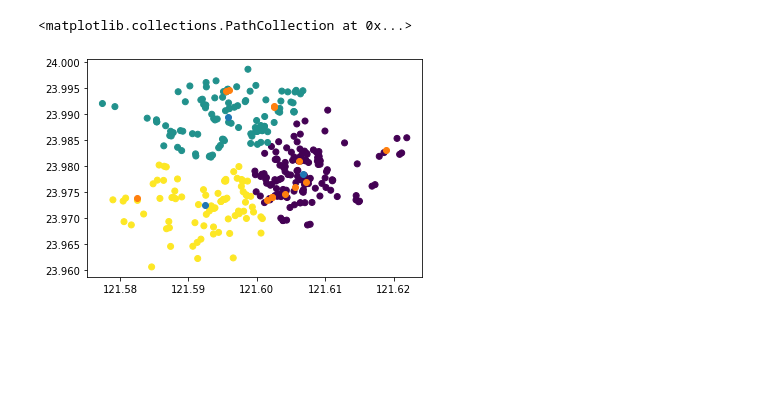
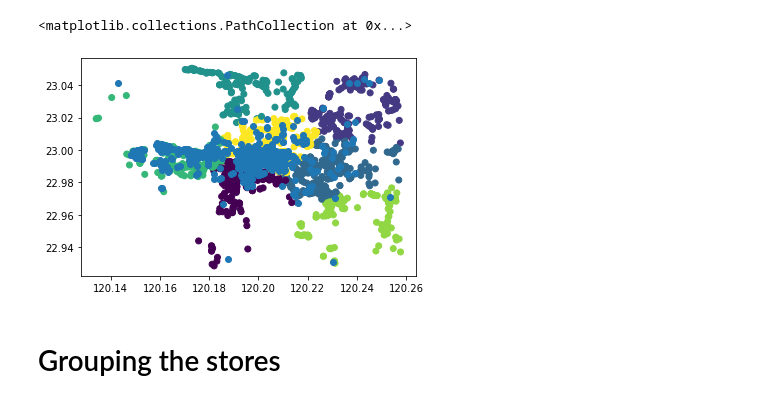
Before and after one commit to nightted/Travel-Recommend-Project, a Jupyter notebook: Googlemap_Store_Search.ipynb, the cells around one changed output. Cells and saved outputs as stored; diff of their text form; code cells hidden in the pictures; blank space fills up the shorter version.

```diff
--- a/Googlemap_Store_Search.ipynb
+++ b/Googlemap_Store_Search.ipynb
@@ -175,6 +264,12 @@ finish [25/25] parts !
 # %%
 # grab the store contain some keyword (ex: 扁食)
-def grab_keyword_store(data , keyword = ''):
+def grab_keyword_store( data , keyword = ''):
+
+  '''
+  # function : transform data to numpy
+
+  keyword : to filter keyword in store_name
+  '''
 
   x ,y , x_y , rat , name = [] , [] , [] , [] , []
   for item in data:
@@ -182,7 +277,8 @@ def grab_keyword_store(data , keyword = ''):
       x.append(item['location'][0])
       y.append(item['location'][1])
       x_y.append(item['location'])
-      rat.append(rating_modify(item['rating'])) # rating func 要修正XD , EX: 4.8~5.0 => 10 分 , 4.6~4.8 => 9 分 , ... , < 3.0 => 1分
+      #rat.append(rating_modify(item['rating'])) # rating func 要修正XD , EX: 4.8~5.0 => 10 分 , 4.6~4.8 => 9 分 , ... , < 3.0 => 1分
+      rat.append(item['rating'])
       name.append(item['store_name'])
 
-  return np.array(x) , np.array(y) , np.array(x_y) ,np.array(rat) ,name
+  return x , y , x_y , rat ,name
@@ -196,0 +317,11 @@ x_b , y_b , x_y_b , rating_b , name_b = grab_keyword_store(data_b,"扁食")
+# %%
+x_rs , y_rs , x_y_rs , rating_rs , name_rs = grab_keyword_store(data_rest) # All 餐廳s
+x_tr , y_tr , x_y_tr , rating_tr , name_tr = grab_keyword_store(data_train_station)             # train station
+x_bf , y_bf , x_y_bf , rating_bf , name_bf = grab_keyword_store(data_beefsoup , "牛肉湯")         # 牛肉湯
+x_nm , y_nm , x_y_nm , rating_nm , name_nm = grab_keyword_store(data_nightmarket , 'Night Market')    # 夜市
+x_pr , y_pr , x_y_pr , rating_pr , name_pr = grab_keyword_store(data_porkrice , '肉燥飯')         # 肉燥飯
+x_cn , y_cn , x_y_cn , rating_cn , name_cn = grab_keyword_store(data_con)                  # 便利超商
+x_h , y_h , x_y_h , rating_h , name_h = grab_keyword_store(data_hotel)                    # 飯店
+x_sight , y_sight , x_y_sight , rating_sight , name_sight = grab_keyword_store(data_sightseeing)       # 觀光景點
+x_Eel , y_Eel , x_y_Eel , rating_Eel , name_Eel = grab_keyword_store(data_EelNoodles)            # 鱔魚意麵
+x_gru , y_gru , x_y_gru , rating_gru , name_gru = grab_keyword_store(data_gruel)               # 鹹粥
@@ -197,9 +341,14 @@ x_b , y_b , x_y_b , rating_b , name_b = grab_keyword_store(data_b,"扁食")
 # %%
 # plot the KM of daily demands store and calculate each cluster center
-kmeans = KMeans(n_clusters=3).fit(x_y)
-plt.scatter(x_y[:,0],x_y[:,1], c=kmeans.labels_)
-plt.scatter(kmeans.cluster_centers_[:,0],kmeans.cluster_centers_[:,1])
-plt.scatter(x_y_b[:,0] , x_y_b[:,1])
+kmeans = KMeans(n_clusters=7).fit(x_y_rs)
+plt.scatter(np.array(x_y_rs)[:,0],np.array(x_y_rs)[:,1], c=kmeans.labels_)
+#plt.scatter(kmeans.cluster_centers_[:,0],kmeans.cluster_centers_[:,1])
+plt.scatter(np.array(x_y_h)[:,0],np.array(x_y_h)[:,1])
+
+#plt.scatter(np.array(x_y_cn)[:,0],np.array(x_y_cn)[:,1])
+#plt.scatter(np.array(x_y_nm)[:,0],np.array(x_y_nm)[:,1])
 # %% [output]
 <matplotlib.collections.PathCollection at 0x...>
-[figure, old version]
+[figure, new version]
+# %% [markdown]
+# Grouping the stores
```
Also changed, not shown: parts of 54 cells of this notebook.
